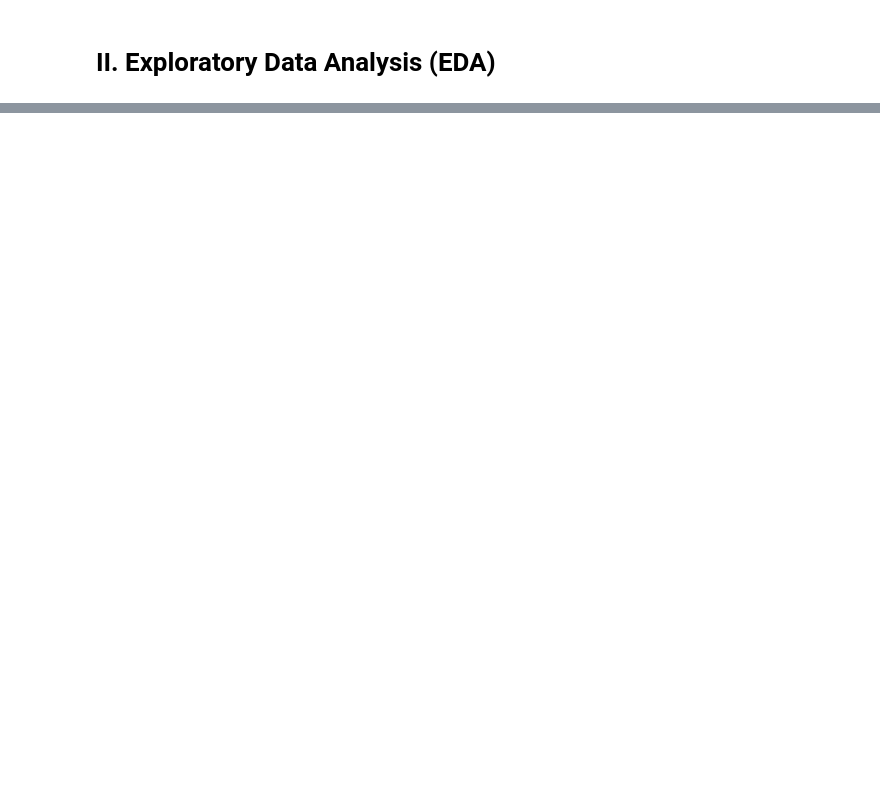
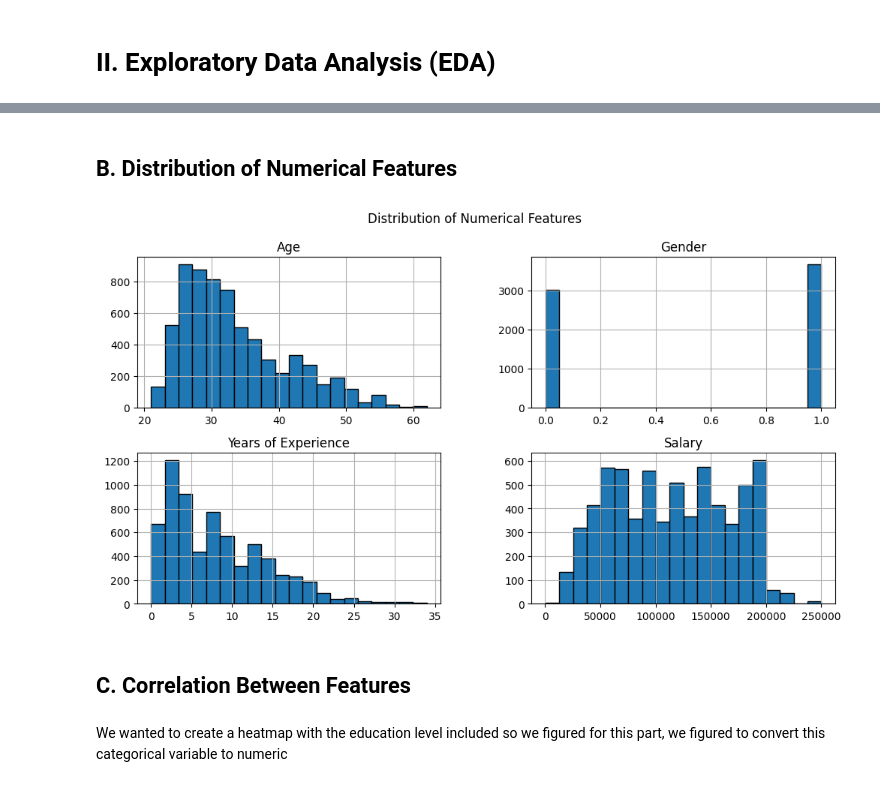
Before and after one commit to zelaneroz/CWRU-Coursework, a Jupyter notebook: csds133_project.ipynb, the cells around one changed output, grey strips where cells are left out. Drawn from its saved outputs; the diff is of its cells as text; code cells hidden in the pictures; blank space fills up the shorter version.

```diff
--- a/csds133_project.ipynb
+++ b/csds133_project.ipynb
@@ -237,3 +258,15 @@ Passing `palette` without assigning `hue` is deprecated and will be removed in v
 
   sns.countplot(x=df[col], order=df[col].value_counts().index, palette="pastel")
 [figure]
+# %% [markdown]
+## B. Distribution of Numerical Features
+# %%
+df.hist(figsize=(12, 6), bins=20, edgecolor="black")
+plt.suptitle("Distribution of Numerical Features")
+plt.show()
+# %% [output]
+[figure, added]
+# %% [markdown]
+## C. Correlation Between Features
+# %% [markdown]
+We wanted to create a heatmap with the education level included so we figured for this part, we figured to convert this categorical variable to numeric
```
Also changed, not shown: parts of 8 cells of this notebook.
